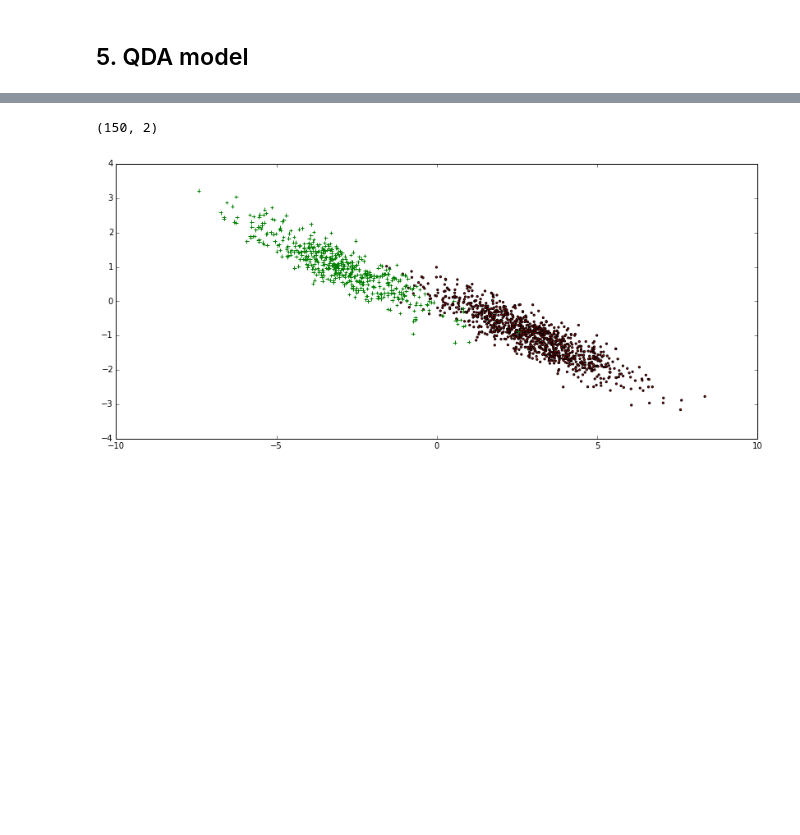
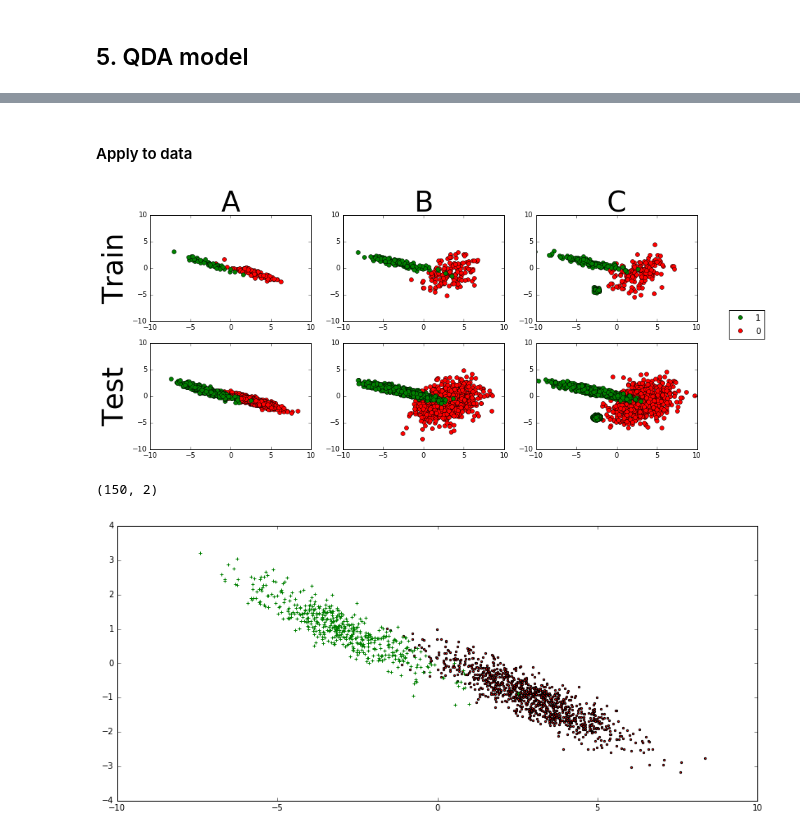
Before and after one commit to MSutt/PGM-HMW1, a Jupyter notebook: PGM-HMW1.ipynb, the cells around one changed output, grey strips where cells are left out. Cells and saved outputs as stored; diff of their text form; code cells hidden in the pictures; blank space fills up the shorter version.

```diff
--- a/PGM-HMW1.ipynb
+++ b/PGM-HMW1.ipynb
@@ -279,0 +243,16 @@ def M_sigmoid(X,Y):
+# %%
+# definie a_A, a_B, a_c, b_A, ...
+for cas in ["A","B","C"]:
+    for parameters in ["c","d"]:
+        exec(parameters+"_"+cas+"=compute_"+parameters+"(X_"+cas+"_train,Y_"+cas+"_train)")
+
+    print("Sample "+cas)
+    print("theta_"+cas+"=",eval("theta_MLE(Y_"+cas+"_train)"))
+    print("mu_1_"+cas+"=",eval("mu_1_MLE(X_"+cas+"_train,Y_"+cas+"_train)"))
+    print("mu_0_"+cas+"=",eval("mu_0_MLE(X_"+cas+"_train,Y_"+cas+"_train)"))
+    print("sigma_0"+cas+"=",eval("sigma_0_MLE(X_"+cas+"_train,Y_"+cas+"_train)"))
+    print("sigma_1"+cas+"=",eval("sigma_1_MLE(X_"+cas+"_train,Y_"+cas+"_train)"))
+    print("c_"+cas+"=", eval("c_"+cas))
+    print("d_"+cas+"=", eval("d_"+cas))
+    print()
+    print()
@@ -280 +277,29 @@ def M_sigmoid(X,Y):
+# %% [markdown]
+#### Apply to data
+# %%
+plt.rcParams['figure.figsize'] = (14, 6)
+fig, axes = plt.subplots(2, 3)
+axes[0][0].set_title("A",fontsize="40")
+axes[0][1].set_title("B",fontsize="40")
+axes[0][2].set_title("C",fontsize="40")
+axes[0][0].set_ylabel("Train",fontsize="40")
+axes[1][0].set_ylabel("Test",fontsize="40")
+
+Cases = ["A","B","C"]
+Sets = ["train","test"]
+for cas in Cases :
+    for s in Sets:
+        # Affichage des données
+        axes[Sets.index(s)][Cases.index(cas)].set_xlim(-10,10)
+        axes[Sets.index(s)][Cases.index(cas)].set_ylim(-10,10)
+        exec("X_"+cas+"_0 = X_"+cas+"_"+s+"[np.squeeze(Y_"+cas+"_"+s+"==0)]")
+        exec("X_"+cas+"_1 = X_"+cas+"_"+s+"[np.squeeze(Y_"+cas+"_"+s+"==1)]")
+        exec("red, = axes[Sets.index(s)][Cases.index(cas)].plot(X_"+cas+"_0[:,0],X_"+cas+"_0[:,1],'ro')")
+        exec("green, = axes[Sets.index(s)][Cases.index(cas)].plot(X_"+cas+"_1[:,0],X_"+cas+"_1[:,1],'go')")
+
+
+fig.legend((green,red),('1', '0'),'center right',numpoints = 1)
+plt.show()
+# %% [output]
+[figure, added]
 # %%
```
Also changed, not shown: parts of 18 cells of this notebook.
